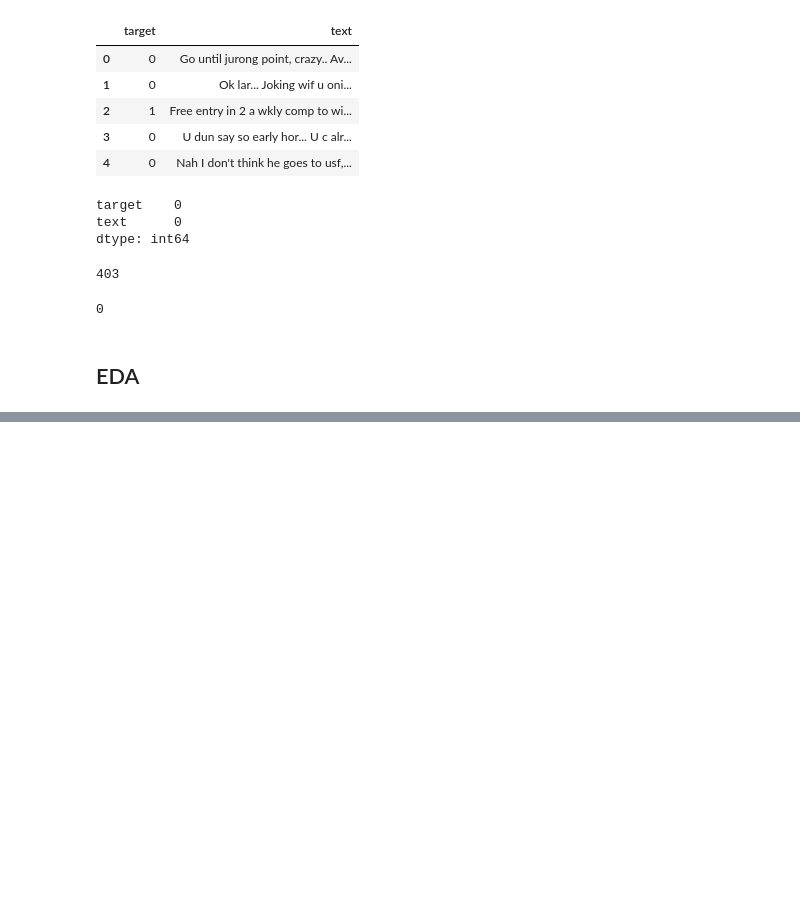
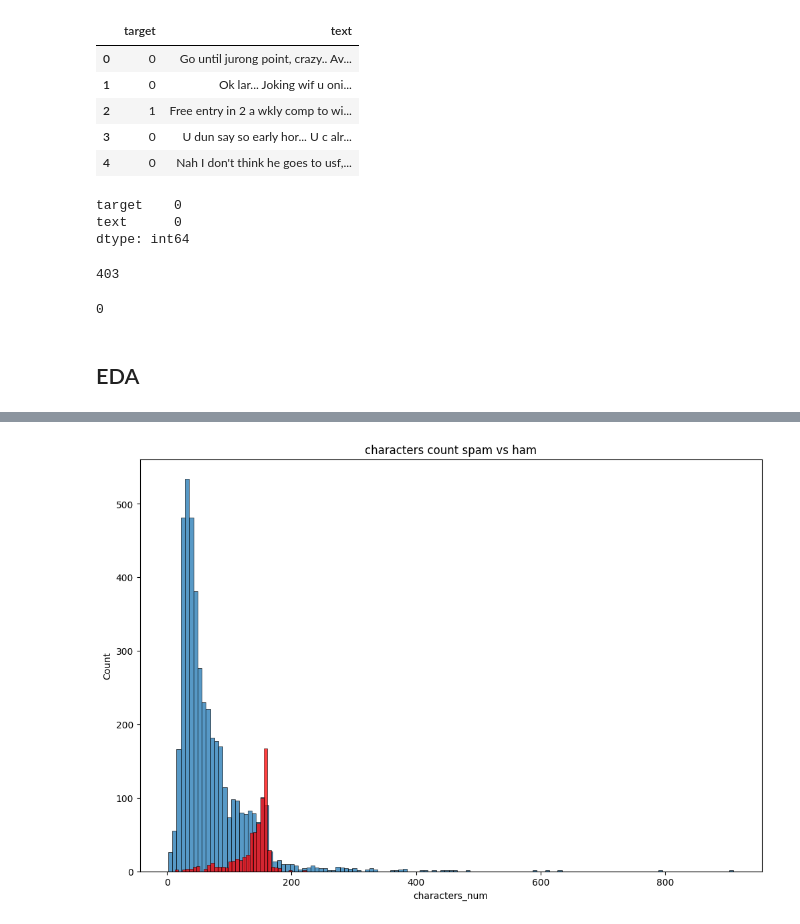
Before and after one commit to jhansimahato/Machine-learning-Projects, a Jupyter notebook: Email Spam Classifier/spam_classifier.ipynb, the cells around one changed output, grey strips where cells are left out. Saved outputs shown, nothing was run; the diff lists cells and outputs as text; code cells hidden in the pictures; blank space fills up the shorter version.

```diff
--- a/Email Spam Classifier/spam_classifier.ipynb
+++ b/Email Spam Classifier/spam_classifier.ipynb
@@ -99,0 +133,12 @@ data.duplicated().sum()
+# %%
+#counting number of characters being used in text
+
+data['characters_num'] = data['text'].apply(len)
+# %%
+#counting number of words
+
+data['word_count'] = data['text'].apply(lambda x: len(nltk.word_tokenize(x)))
+# %%
+#counting number of sentences in each message
+
+data['sentence_count'] = data['text'].apply(lambda x: len(nltk.sent_tokenize(x)))
@@ -99,0 +194,8 @@ data.duplicated().sum()
+# %%
+plt.figure(figsize=(12,8))
+sns.histplot(data[data['target']==0]['characters_num'])
+sns.histplot(data[data['target']==1]['characters_num'],color='red')
+plt.title('characters count spam vs ham')
+plt.show()
+# %% [output]
+[figure, added]
```
Also changed, not shown: parts of 15 cells of this notebook.
